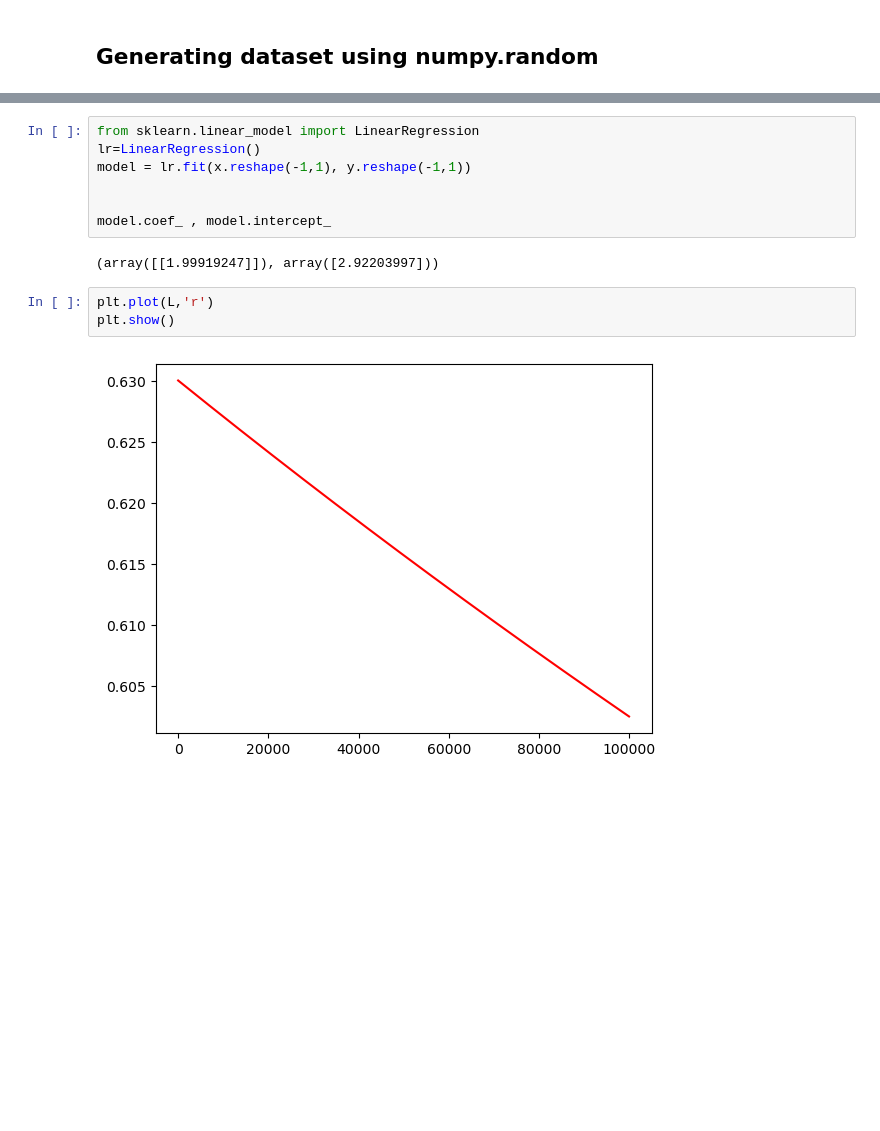
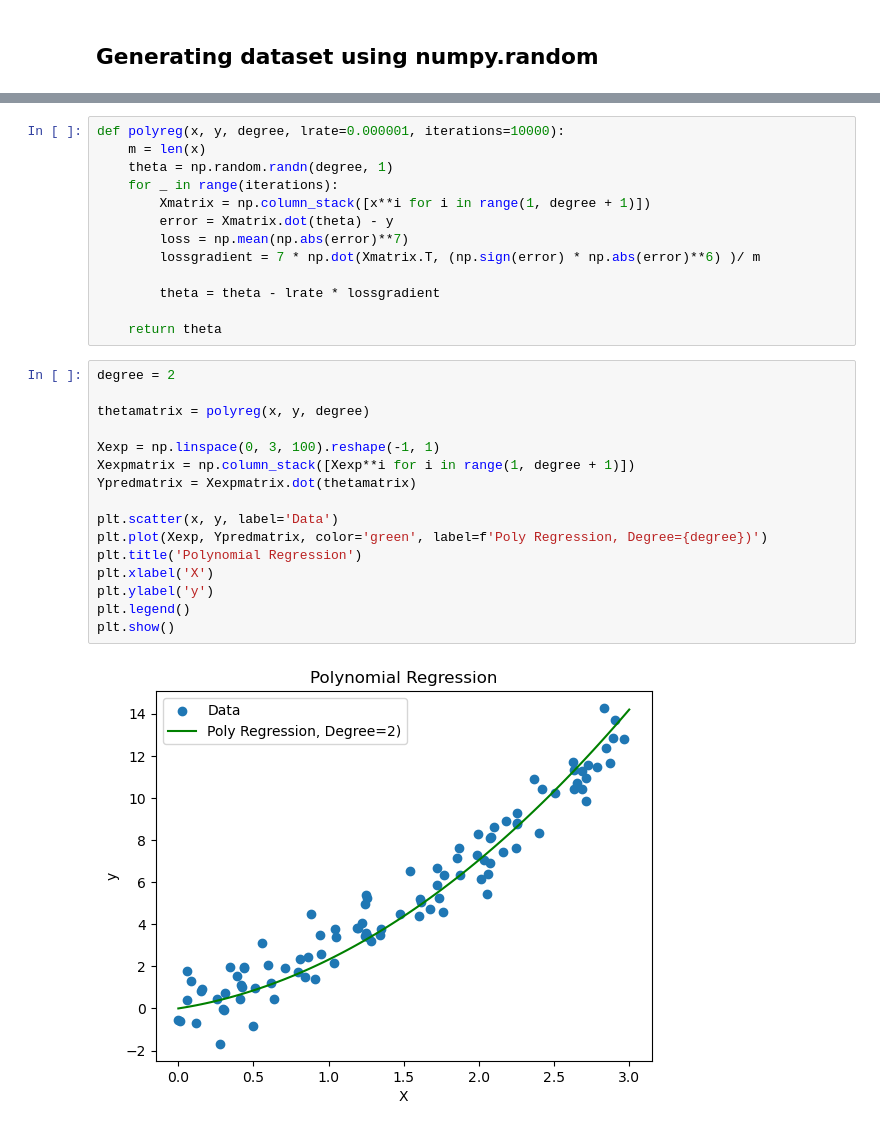
Before and after one commit to sg11421/Machine-Learning-with-Python, a Jupyter notebook: 230205_ArshJaswal/Assignment2/QuestionSolution1.ipynb, the cells around one changed output, grey strips where cells are left out. Cells and saved outputs as stored; diff of their text form; blank space fills up the shorter version.

```diff
--- a/230205_ArshJaswal/Assignment2/QuestionSolution1.ipynb
+++ b/230205_ArshJaswal/Assignment2/QuestionSolution1.ipynb
@@ -231,14 +122,31 @@ for i in range(num_epochs):
-# %%
-from sklearn.linear_model import LinearRegression
-lr=LinearRegression()
-model = lr.fit(x.reshape(-1,1), y.reshape(-1,1))
-
-
-model.coef_ , model.intercept_
-# %% [output]
-(array([[1.99919247]]), array([2.92203997]))
-# %%
-plt.plot(L,'r')
-plt.show()
-# %% [output]
-[figure, removed]
+# %%
+def polyreg(x, y, degree, lrate=0.000001, iterations=10000):
+    m = len(x)
+    theta = np.random.randn(degree, 1)
+    for _ in range(iterations):
+        Xmatrix = np.column_stack([x**i for i in range(1, degree + 1)])
+        error = Xmatrix.dot(theta) - y
+        loss = np.mean(np.abs(error)**7)
+        lossgradient = 7 * np.dot(Xmatrix.T, (np.sign(error) * np.abs(error)**6) )/ m
+
+        theta = theta - lrate * lossgradient
+
+    return theta
+# %%
+degree = 2
+
+thetamatrix = polyreg(x, y, degree)
+
+Xexp = np.linspace(0, 3, 100).reshape(-1, 1)
+Xexpmatrix = np.column_stack([Xexp**i for i in range(1, degree + 1)])
+Ypredmatrix = Xexpmatrix.dot(thetamatrix)
+
+plt.scatter(x, y, label='Data')
+plt.plot(Xexp, Ypredmatrix, color='green', label=f'Poly Regression, Degree={degree})')
+plt.title('Polynomial Regression')
+plt.xlabel('X')
+plt.ylabel('y')
+plt.legend()
+plt.show()
+# %% [output]
+[figure, added]
```
Also changed, not shown: parts of 14 cells of this notebook.
